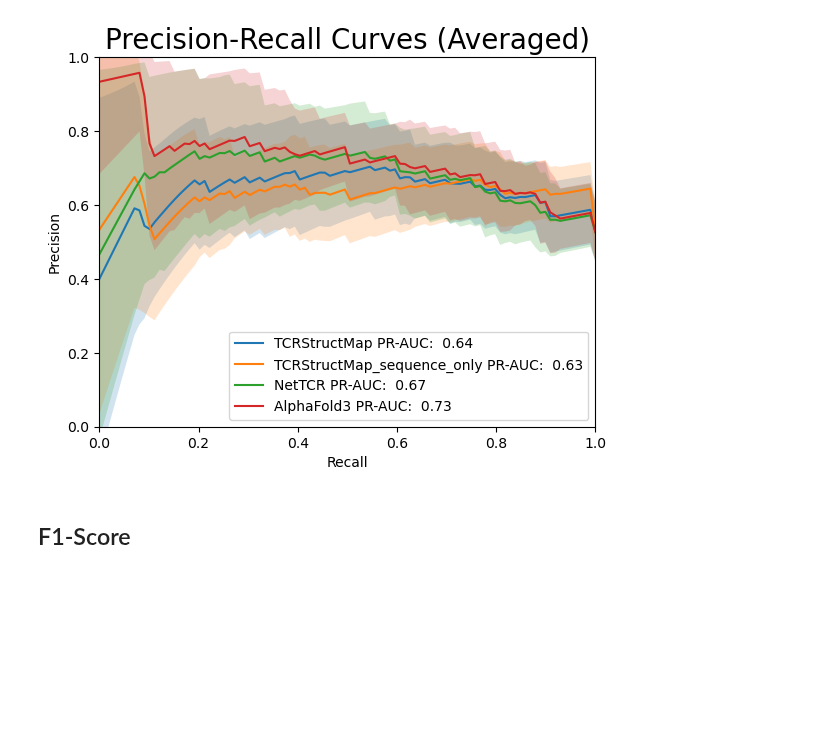
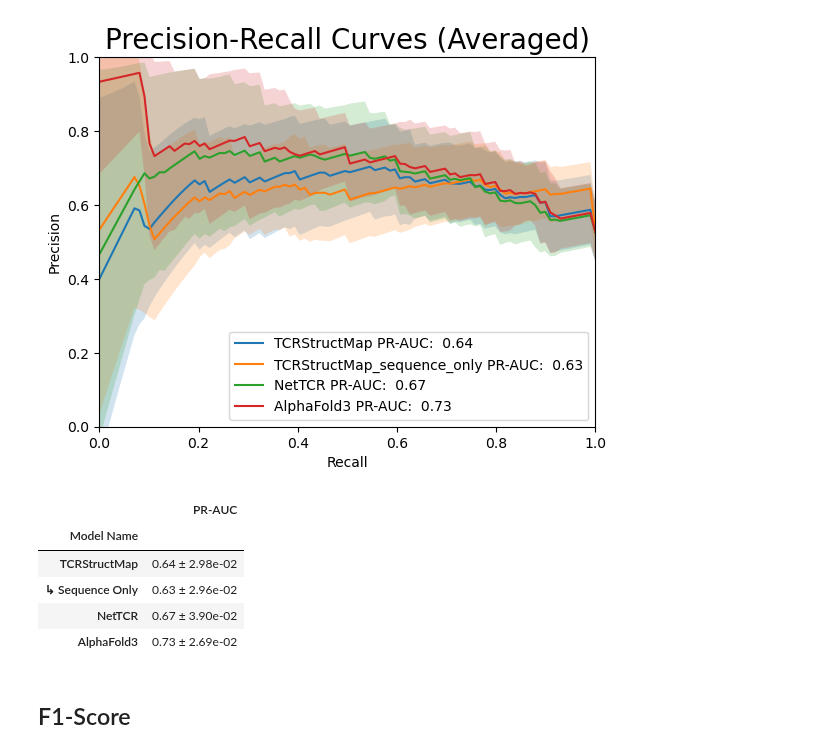
Before and after one commit to benjiemc/tcr-antigen-prediction, a Jupyter notebook: notebooks/benchmark_model_performance_against_af3.ipynb, the cells around one changed output. Cells and saved outputs as stored; diff of their text form; code cells hidden in the pictures; blank space fills up the shorter version.

```diff
--- a/notebooks/benchmark_model_performance_against_af3.ipynb
+++ b/notebooks/benchmark_model_performance_against_af3.ipynb
@@ -339,6 +372,69 @@ plt.legend()
 plt.show()
 # %% [output]
 [figure]
+# %%
+pr_results_agg = pr_results.groupby('model_name').agg({'pr_auc': ['mean', 'median', 'std', 'count']})
+pr_results_agg = pr_results_agg.loc[sorted(pr_results_agg.index, key=model_name_sort_key)]
+pr_results_agg.index.name = pr_results_agg.index.name.title().replace('_', ' ')
+
+std_df = pr_results_agg.xs('std', axis=1, level=1)
+count_df = pr_results_agg.xs('count', axis=1, level=1)
+
+stderr_df = std_df / np.sqrt(count_df)
+stderr_df.columns = pd.MultiIndex.from_product([stderr_df.columns, ['stderr']])
+
+pr_results_agg = pd.concat([pr_results_agg, stderr_df], axis=1).sort_index(axis=1)
+pr_results_agg = pr_results_agg.loc[:, pr_results_agg.columns.get_level_values(1) != 'count']
+
+pr_results_agg_means = pr_results_agg.xs('mean', axis=1, level=1)
+pr_results_agg_stderrs = pr_results_agg.xs('stderr', axis=1, level=1)
+
+pr_results_agg = pr_results_agg_means.combine(
+    pr_results_agg_stderrs, lambda mean, se: mean.map('{:.2f}'.format) + ' ± ' + se.map('{:.2e}'.format)
+)
+
+pr_results_agg = (
+    pr_results_agg[['pr_auc']]
+    .rename(
+        lambda column_name: (
+            column_name.title()
+            .replace('_', ' ')
+            .replace('Roc Auc', 'ROC-AUC')
+            .replace('Pr Auc', 'PR-AUC')
+            .replace('01', '0.1')
+        ),
+        axis='columns',
+    )
+    .replace('TCRStructMap_sequence_only', 'TCRStructMap (Sequence Only)')
+)
+pr_results_agg = pr_results_agg.rename({'TCRStructMap_sequence_only': f'{TAB}↳ Sequence Only'})
+
+pr_results_agg_styler = pr_results_agg.style
+
+
+def highlight_max(series: pd.Series, ref_vals: pd.Series) -> list[str]:
+    is_max = series.index == ref_vals.idxmax()
+    return ['font-weight: bold' if v else '' for v in is_max]
+
+
+for col in pr_results_agg.columns:
+    column_name = col.lower().replace(' ', '_').replace('-', '_').replace('.', '')
+    pr_results_agg_styler = pr_results_agg_styler.apply(
+        highlight_max, ref_vals=pr_results_agg_means[column_name], subset=[col]
+    )
+
+pr_results_agg_styler = pr_results_agg_styler.set_table_styles(
+    [{'selector': '.row_heading', 'props': [('text-align', 'left')]}]
+)
+
+pr_results_agg_styler
+# %% [output]
+|  | PR-AUC |
+| Model Name |  |
+| TCRStructMap | 0.64 ± 2.98e-02 |
+| ↳ Sequence Only | 0.63 ± 2.96e-02 |
+| NetTCR | 0.67 ± 3.90e-02 |
+| AlphaFold3 | 0.73 ± 2.69e-02 |
 # %% [markdown]
 ## F1-Score
 # %%
```
Also changed, not shown: parts of 8 cells of this notebook.
